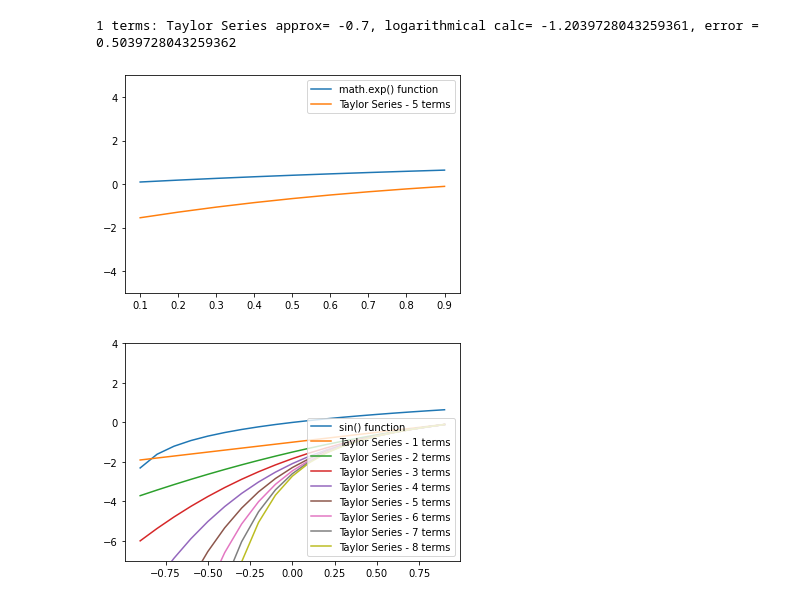
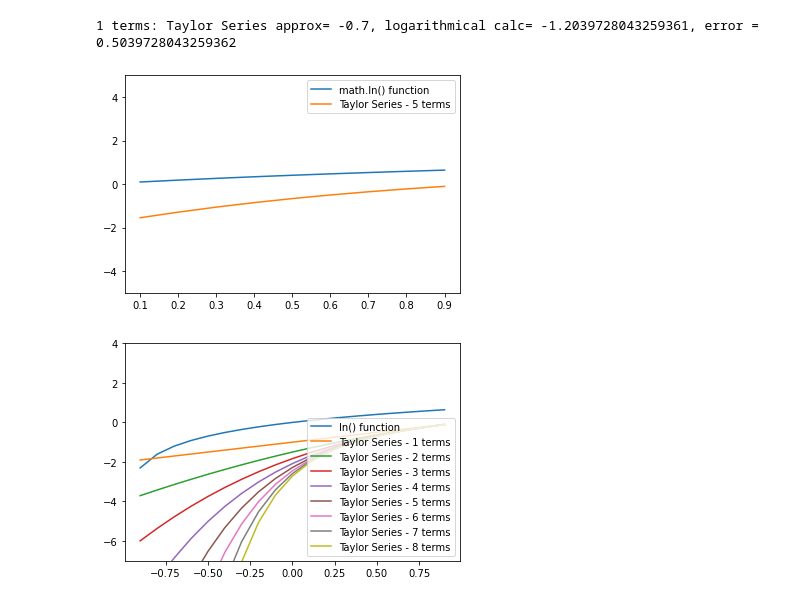
Before and after one commit to luaalvarezve/MetNumUN2020II, a Jupyter notebook: Taylor Series/TaylorSeriesGrClas1stStudentLuiggiAlvarez.ipynb, the cells around one changed output. Saved outputs shown, nothing was run; the diff lists cells and outputs as text; code cells hidden in the pictures.

```diff
--- a/Taylor Series/TaylorSeriesGrClas1stStudentLuiggiAlvarez.ipynb
+++ b/Taylor Series/TaylorSeriesGrClas1stStudentLuiggiAlvarez.ipynb
@@ -554,7 +554,7 @@ for i in range(1,9):
 ax.set_ylim([-7,4])
 
 # set up legend
-legend_lst = ['sin() function']
+legend_lst = ['rational function']
 for i in range(1,9):
     legend_lst.append(f'Taylor Series - {i} terms')
 ax.legend(legend_lst, loc=3)
@@ -694,7 +694,7 @@ for i in range(1,9):
 ax.set_ylim([-7,4])
 
 # set up legend
-legend_lst = ['sin() function']
+legend_lst = ['ln() function']
 for i in range(1,9):
     legend_lst.append(f'Taylor Series - {i} terms')
 ax.legend(legend_lst, loc=4)
@@ -807,17 +807,17 @@ print(f'{i} terms: Taylor Series approx= {ln_approx}, logarithmical calc= {ln_ex
 # %%
 axes = np.arange(0.1,1,0.1)
 p_ln = [np.log(axe+1) for axe in axes]
 t_ln = [ln_approx_func(axe,3) for axe in axes]
 
 fig, ax = plt.subplots()
 ax.plot(axes,p_ln)
 ax.plot(axes,t_ln)
 ax.set_ylim([-5,5])
-ax.legend(['math.exp() function','Taylor Series - 5 terms'])
+ax.legend(['math.ln() function','Taylor Series - 5 terms'])
 
 plt.show()
 # %% [output]
-[figure, old version]
+[figure, new version]
 # %%
 axes = np.arange(-0.9,1,0.1)
 p_ln = [math.log(axe+1) for axe in axes]
```
Also changed, not shown: parts of 13 cells of this notebook.
